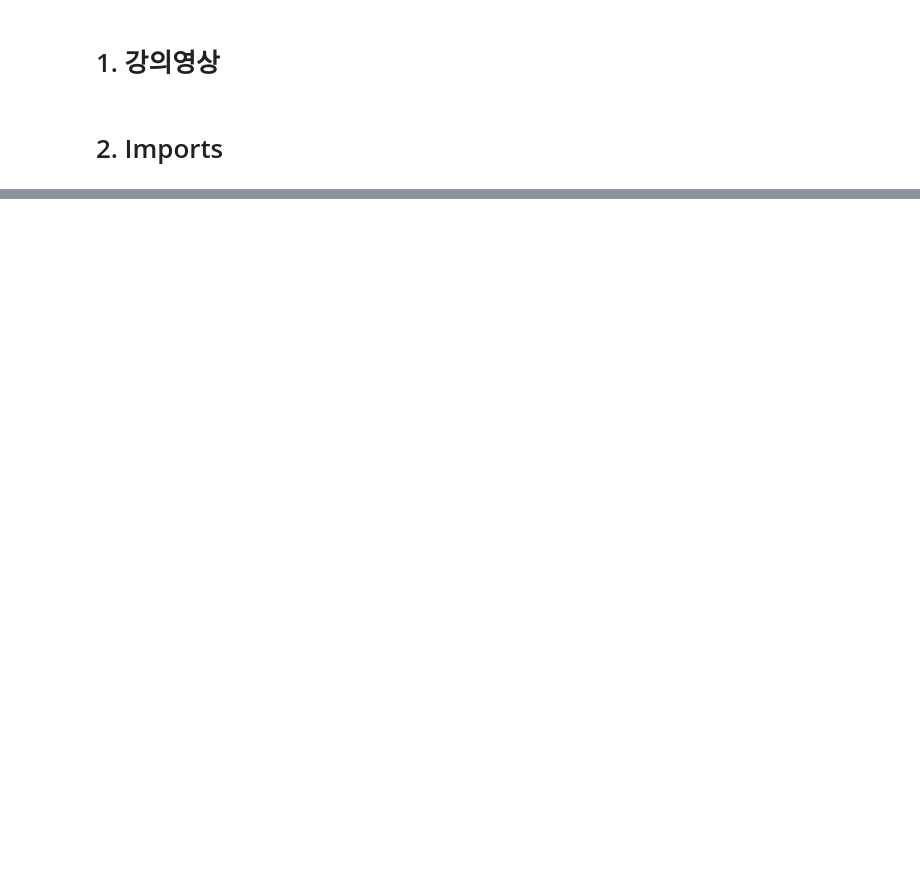
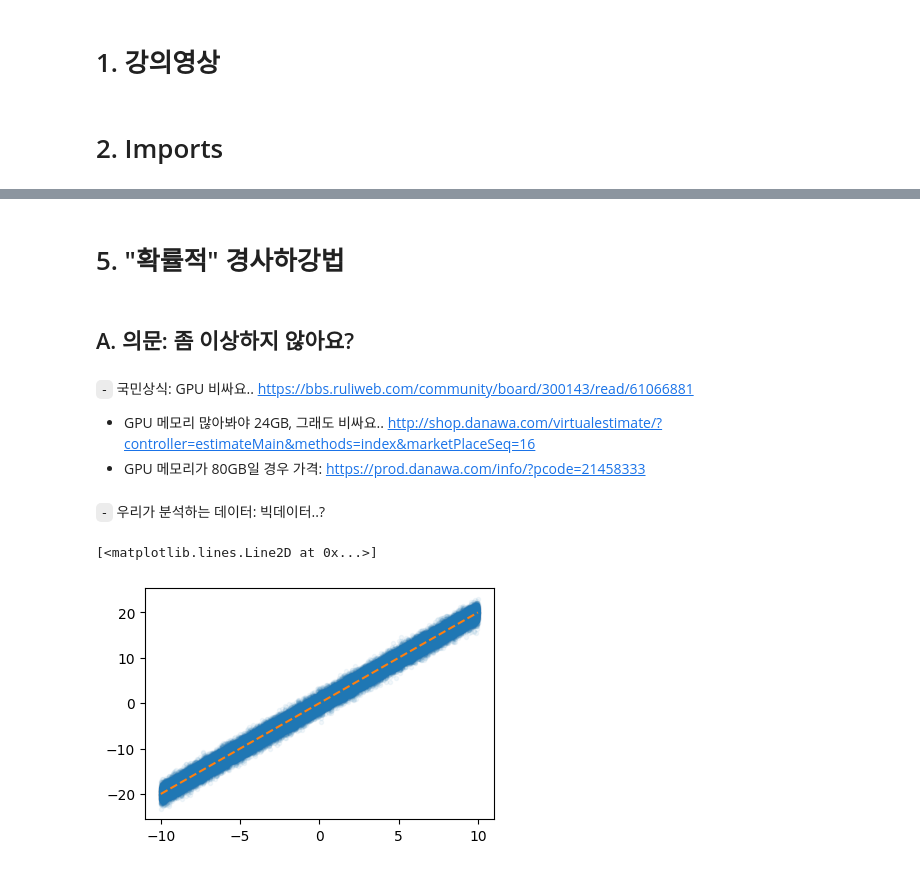
Before and after one commit to KimDoYoung1997/DL2025, a Jupyter notebook: posts/lecture.ipynb, the cells around one changed output, grey strips where cells are left out. Drawn from its saved outputs; the diff is of its cells as text; code cells hidden in the pictures; blank space fills up the shorter version.

```diff
--- a/posts/lecture.ipynb
+++ b/posts/lecture.ipynb
@@ -22,0 +549,21 @@ plt.rcParams['figure.figsize'] = (4.5, 3.0)
+# %% [markdown]
+# 5. "확률적" 경사하강법
+# %% [markdown]
+## A. 의문: 좀 이상하지 않아요?
+# %% [markdown]
+`-` 국민상식: GPU 비싸요.. <https://bbs.ruliweb.com/community/board/300143/read/61066881>
+
+- GPU 메모리 많아봐야 24GB, 그래도 비싸요.. <http://shop.danawa.com/virtualestimate/?controller=estimateMain&methods=index&marketPlaceSeq=16>
+- GPU 메모리가 80GB일 경우 가격: <https://prod.danawa.com/info/?pcode=21458333>
+# %% [markdown]
+`-` 우리가 분석하는 데이터: 빅데이터..?
+# %%
+x = torch.linspace(-10,10,100000).reshape(-1,1)
+eps = torch.randn(100000).reshape(-1,1)
+y = x*2 + eps
+# %%
+plt.plot(x,y,'.',alpha=0.05)
+plt.plot(x,2*x,'--')
+# %% [output]
+[<matplotlib.lines.Line2D at 0x...>]
+[figure, added]
```
Also changed, not shown: parts of 177 cells of this notebook, 20 other files.
